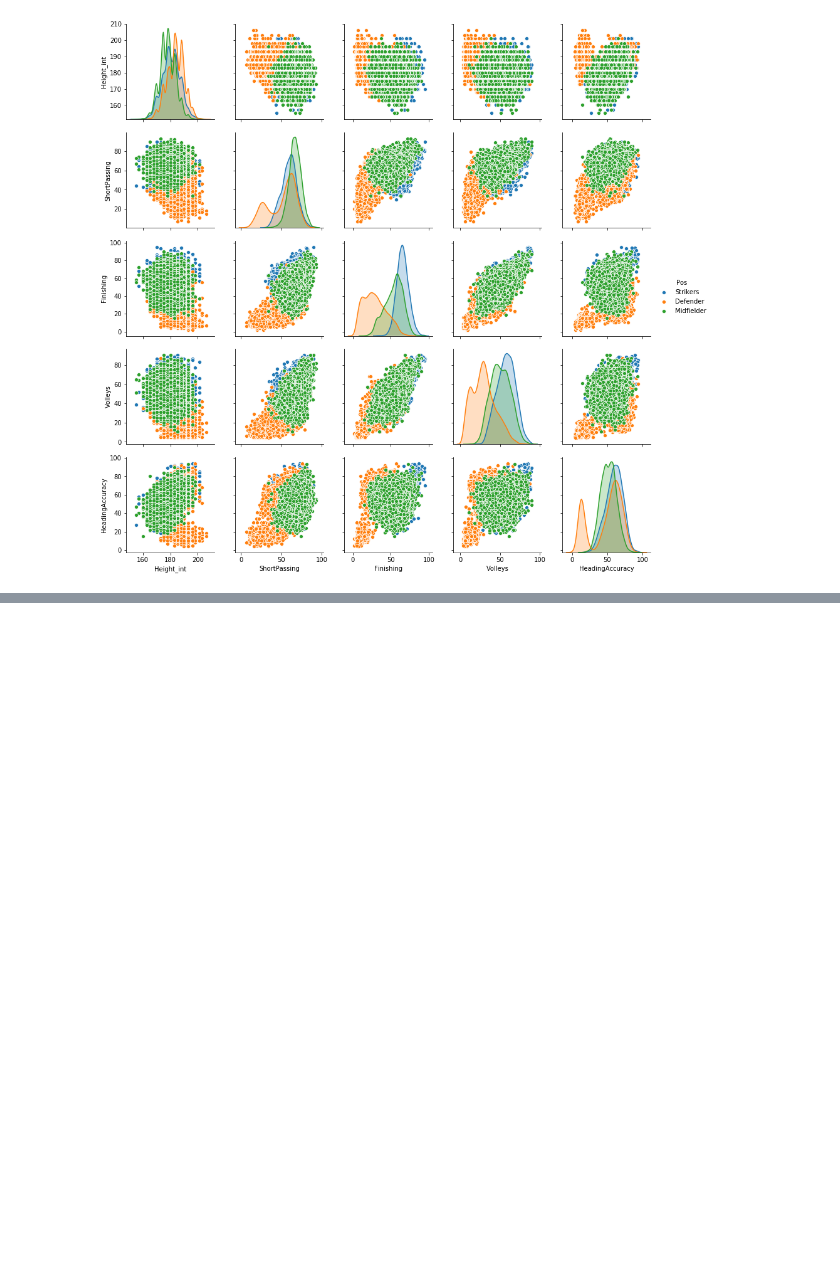
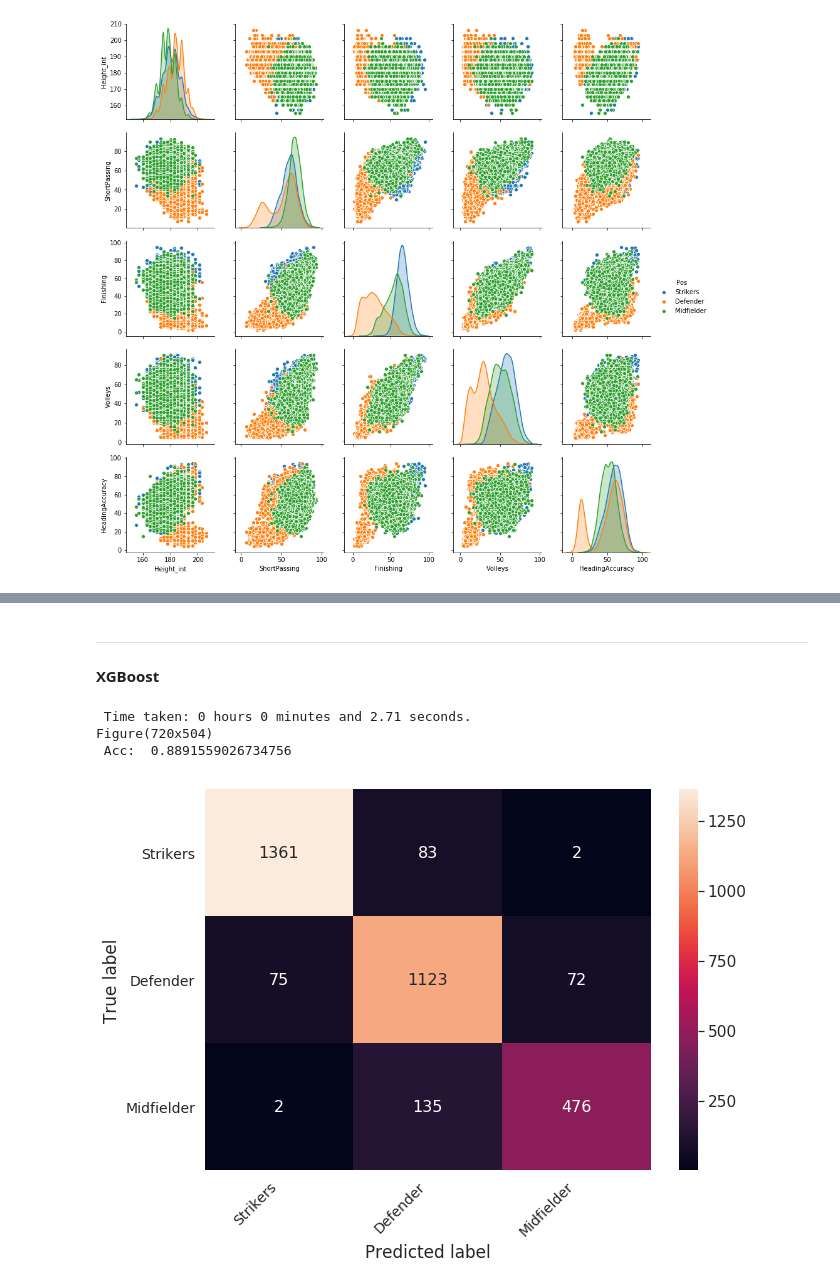
Before and after one commit to Sette/fifa_dataset, a Jupyter notebook: Xgboost_fifa.ipynb, the cells around one changed output, grey strips where cells are left out. Drawn from its saved outputs; the diff is of its cells as text; code cells hidden in the pictures; blank space fills up the shorter version.

```diff
--- a/Xgboost_fifa.ipynb
+++ b/Xgboost_fifa.ipynb
@@ -304,0 +267,34 @@ for param_name in sorted(best_params.keys()):
+# %% [markdown]
+
+
+---
+
+
+**XGBoost**
+# %%
+dtrain = xgb.DMatrix(X_train_dev, label=y_train_dev)
+
+dtest = xgb.DMatrix(X_test,label=y_test)
+
+param = {
+    'max_depth': 3,  # the maximum depth of each tree
+    'eta': 0.3,  # the training step for each iteration
+    'silent': 1,  # logging mode - quiet
+    'objective': 'multi:softprob',  # error evaluation for multiclass training
+    'num_class': 3}  # the number of classes that exist in this datset
+num_round = 50  # the number of training iterations
+start_time = timer(None)
+bst = xgb.train(param, dtrain, num_round)
+bst.dump_model('dump.raw.txt')
+preds = bst.predict(dtest)
+best_preds = np.asarray([np.argmax(line) for line in preds])
+timer(start_time)
+cf = confusion_matrix(y_test, best_preds)
+
+print(plot_confusion_matrix(cf, class_names=target_names))
+print(" Acc: ",accuracy_score(y_test, best_preds))
+# %% [output]
+ Time taken: 0 hours 0 minutes and 2.71 seconds.
+Figure(720x504)
+ Acc:  0.8891559026734756
+[figure, added]
```
Also changed, not shown: parts of 19 cells of this notebook, 2 other files.
